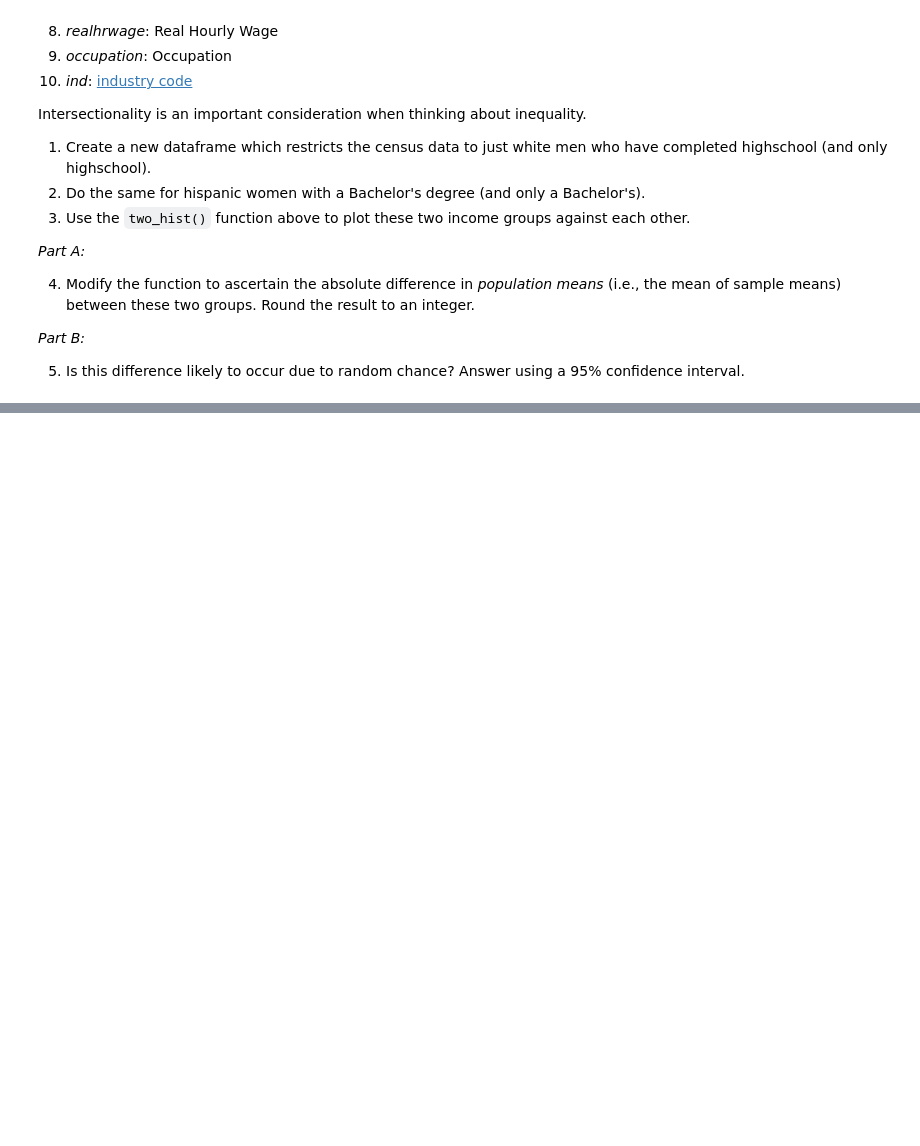
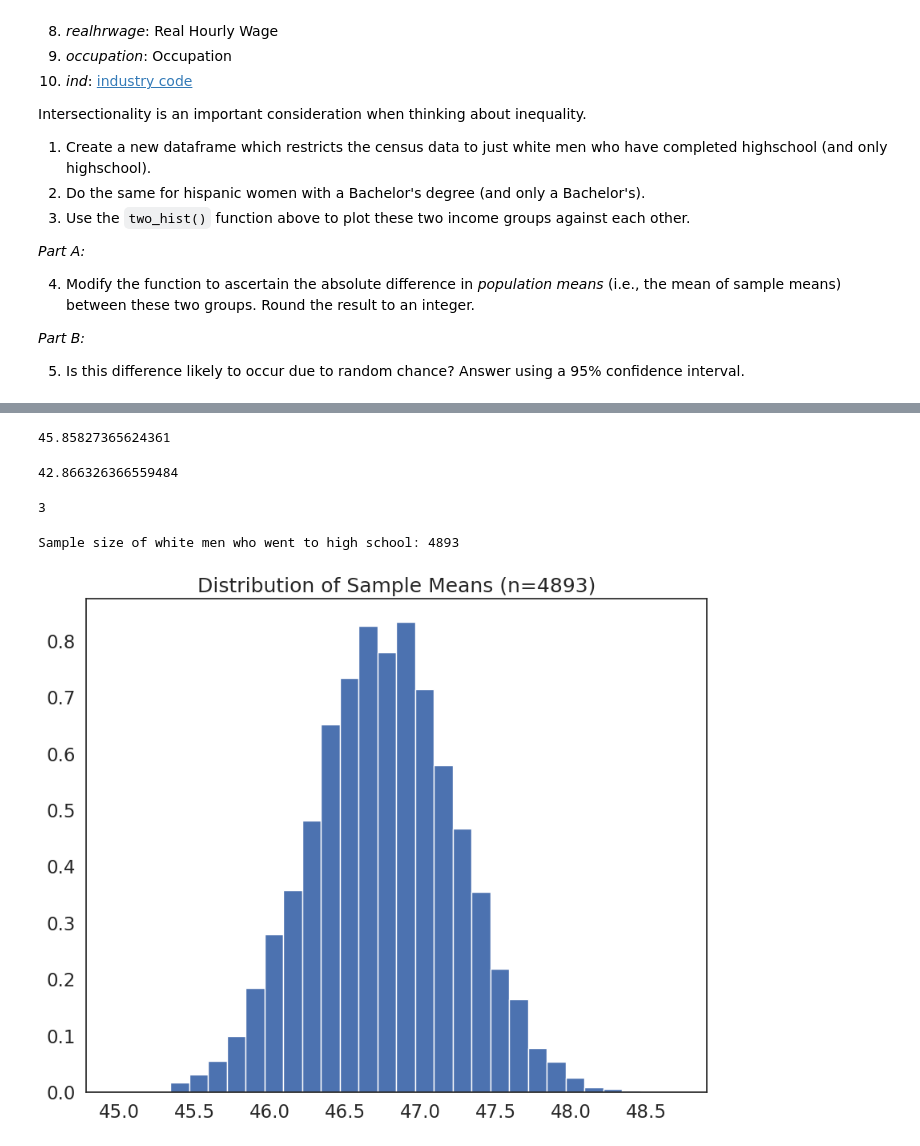
Before and after one commit to NoahGal-19/QM2, a Jupyter notebook: notebooks/W05. Distributions and Basic Statistics.ipynb, the cells around one changed output, grey strips where cells are left out. Cells and saved outputs as stored; diff of their text form; code cells hidden in the pictures; blank space fills up the shorter version.

```diff
--- a/notebooks/W05. Distributions and Basic Statistics.ipynb
+++ b/notebooks/W05. Distributions and Basic Statistics.ipynb
@@ -541,0 +569,35 @@ Intersectionality is an important consideration when thinking about inequality.
+# %%
+white_men_highschool_mean=white_men_highschool['income'].mean()
+white_men_highschool_mean
+# %% [output]
+45.85827365624361
+# %%
+hispanic_women_bachelor_mean=hispanic_women_bachelor['income'].mean()
+hispanic_women_bachelor_mean
+# %% [output]
+42.866326366559484
+# %%
+abs(white_men_highschool_mean-hispanic_women_bachelor_mean)
+round(abs(white_men_highschool_mean-hispanic_women_bachelor_mean))
+# %% [output]
+3
+# %%
+filtered_df = df[(df['sex'] == 1) & (df['race'] == 1) & (df['sch'] == 12)]
+white_men_highschool = len(filtered_df)
+print("Sample size of white men who went to high school:", white_men_highschool)
+# %% [output]
+Sample size of white men who went to high school: 4893
+# %%
+sample_means=[]
+sample_size=4893
+# loop 10,000 times.
+for i in range(0,10000):
+    sample= df['income'].sample(sample_size, replace=True) # draw a sample of 10 observations from the income variable, with replacement
+    sample_mean=sample.mean() # calculate the mean of the sample
+    sample_means.append(sample_mean) # append the sample mean to the list of sample means
+
+plt.hist(sample_means, bins=30, edgecolor='white', density=True) # plot a histogram of the sample means
+plt.title('Distribution of Sample Means (n={})'.format(sample_size)) # add a title
+plt.show()
+# %% [output]
+[figure, added]
```
Also changed, not shown: parts of 19 cells of this notebook.
